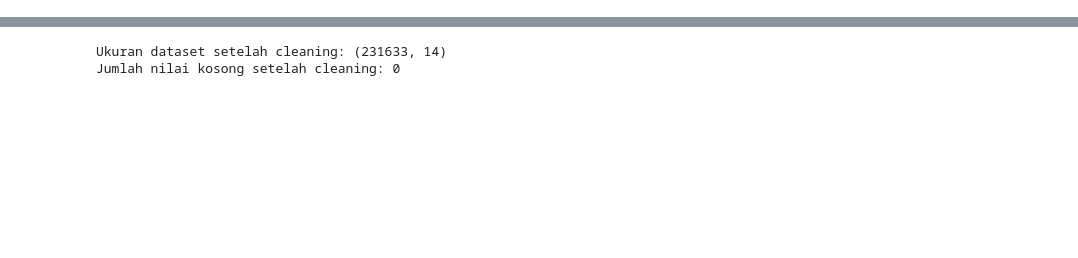
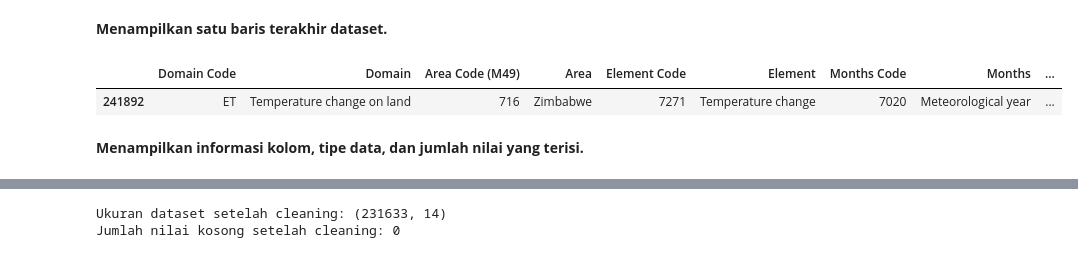
Before and after one commit to fikriarrayyan/SDGS_PREDIKSI_PERUBAHAN_SUHU, a Jupyter notebook: SDGS_PREDIKSI_PERUBAHAN_SUHU.ipynb, the cells around one changed output, grey strips where cells are left out. Cells and saved outputs as stored; diff of their text form; code cells hidden in the pictures; blank space fills up the shorter version.

```diff
--- a/SDGS_PREDIKSI_PERUBAHAN_SUHU.ipynb
+++ b/SDGS_PREDIKSI_PERUBAHAN_SUHU.ipynb
@@ -28,6 +35,15 @@ Ukuran dataset: (241893, 14)
 | 2 | ET | Temperature change on land | 4 | Afghanistan | 7271 | Temperature change | 7001 | January | ... |
 | 3 | ET | Temperature change on land | 4 | Afghanistan | 7271 | Temperature change | 7001 | January | ... |
 | 4 | ET | Temperature change on land | 4 | Afghanistan | 7271 | Temperature change | 7001 | January | ... |
+# %% [markdown]
+**Menampilkan satu baris terakhir dataset.**
+# %%
+df.tail(1)
+# %% [output]
+|  | Domain Code | Domain | Area Code (M49) | Area | Element Code | Element | Months Code | Months | ... |
+| 241892 | ET | Temperature change on land | 716 | Zimbabwe | 7271 | Temperature change | 7020 | Meteorological year | ... |
+# %% [markdown]
+**Menampilkan informasi kolom, tipe data, dan jumlah nilai yang terisi.**
 # %%
 df.info()
 # %% [output]
```
Also changed, not shown: parts of 30 cells of this notebook.
